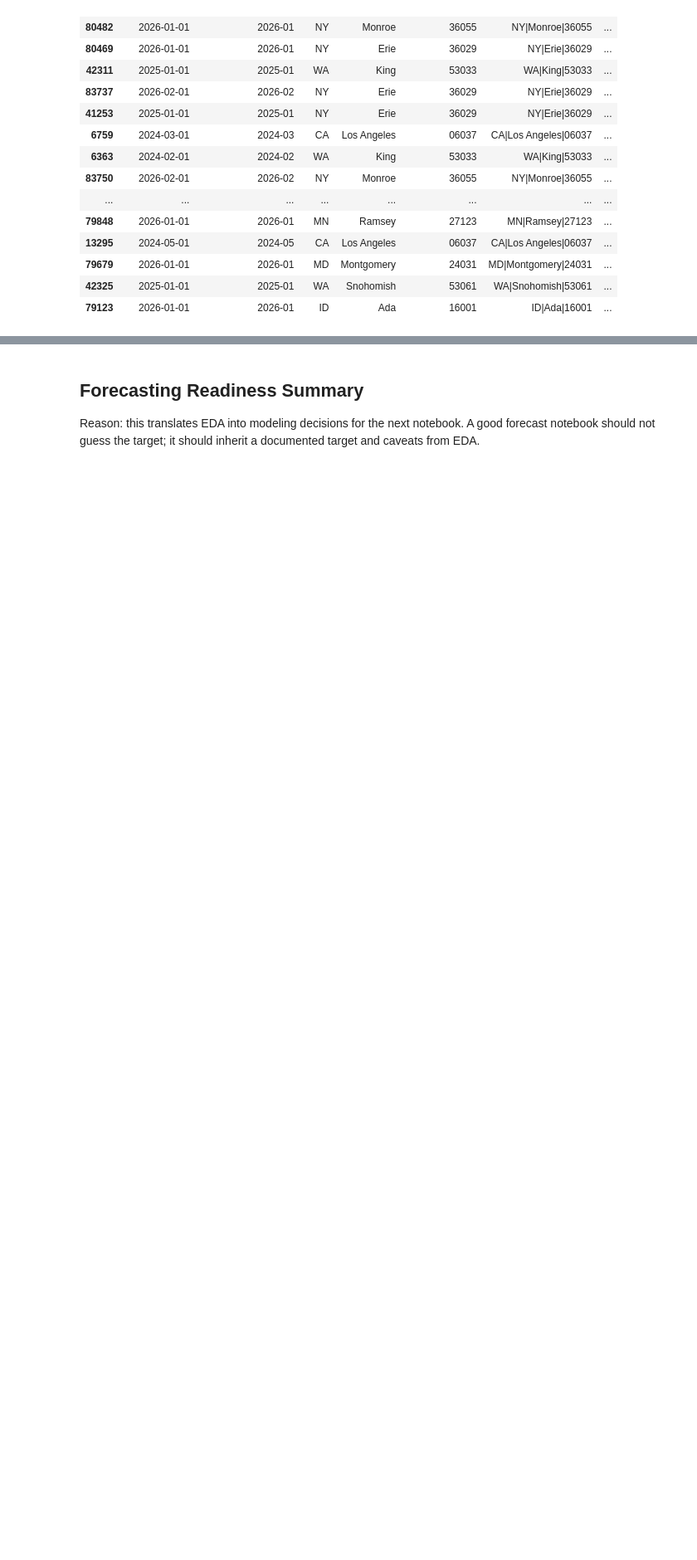
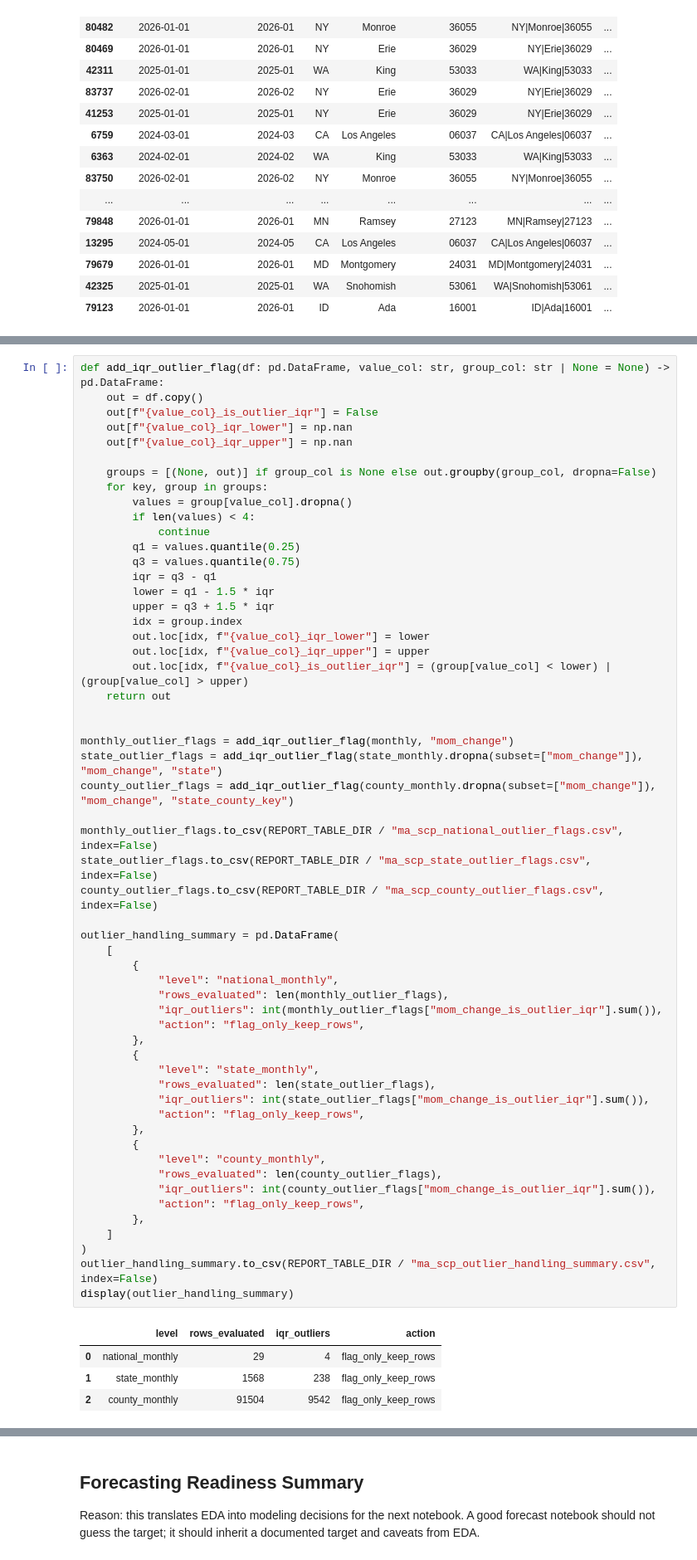
Before and after one commit to Shahneela-Zafar/rcm-cms-mvp, a Jupyter notebook: notebooks/02_ma_enrollment_eda.ipynb, the cells around one changed output, grey strips where cells are left out. Shown at 83% size. Saved outputs shown, nothing was run; the diff lists cells and outputs as text; blank space fills up the shorter version.

```diff
--- a/notebooks/02_ma_enrollment_eda.ipynb
+++ b/notebooks/02_ma_enrollment_eda.ipynb
@@ -711,0 +828,61 @@ display(county_outliers.head(20))
+# %%
+def add_iqr_outlier_flag(df: pd.DataFrame, value_col: str, group_col: str | None = None) -> pd.DataFrame:
+    out = df.copy()
+    out[f"{value_col}_is_outlier_iqr"] = False
+    out[f"{value_col}_iqr_lower"] = np.nan
+    out[f"{value_col}_iqr_upper"] = np.nan
+
+    groups = [(None, out)] if group_col is None else out.groupby(group_col, dropna=False)
+    for key, group in groups:
+        values = group[value_col].dropna()
+        if len(values) < 4:
+            continue
+        q1 = values.quantile(0.25)
+        q3 = values.quantile(0.75)
+        iqr = q3 - q1
+        lower = q1 - 1.5 * iqr
+        upper = q3 + 1.5 * iqr
+        idx = group.index
+        out.loc[idx, f"{value_col}_iqr_lower"] = lower
+        out.loc[idx, f"{value_col}_iqr_upper"] = upper
+        out.loc[idx, f"{value_col}_is_outlier_iqr"] = (group[value_col] < lower) | (group[value_col] > upper)
+    return out
+
+
+monthly_outlier_flags = add_iqr_outlier_flag(monthly, "mom_change")
+state_outlier_flags = add_iqr_outlier_flag(state_monthly.dropna(subset=["mom_change"]), "mom_change", "state")
+county_outlier_flags = add_iqr_outlier_flag(county_monthly.dropna(subset=["mom_change"]), "mom_change", "state_county_key")
+
+monthly_outlier_flags.to_csv(REPORT_TABLE_DIR / "ma_scp_national_outlier_flags.csv", index=False)
+state_outlier_flags.to_csv(REPORT_TABLE_DIR / "ma_scp_state_outlier_flags.csv", index=False)
+county_outlier_flags.to_csv(REPORT_TABLE_DIR / "ma_scp_county_outlier_flags.csv", index=False)
+
+outlier_handling_summary = pd.DataFrame(
+    [
+        {
+            "level": "national_monthly",
+            "rows_evaluated": len(monthly_outlier_flags),
+            "iqr_outliers": int(monthly_outlier_flags["mom_change_is_outlier_iqr"].sum()),
+            "action": "flag_only_keep_rows",
+        },
+        {
+            "level": "state_monthly",
+            "rows_evaluated": len(state_outlier_flags),
+            "iqr_outliers": int(state_outlier_flags["mom_change_is_outlier_iqr"].sum()),
+            "action": "flag_only_keep_rows",
+        },
+        {
+            "level": "county_monthly",
+            "rows_evaluated": len(county_outlier_flags),
+            "iqr_outliers": int(county_outlier_flags["mom_change_is_outlier_iqr"].sum()),
+            "action": "flag_only_keep_rows",
+        },
+    ]
+)
+outlier_handling_summary.to_csv(REPORT_TABLE_DIR / "ma_scp_outlier_handling_summary.csv", index=False)
+display(outlier_handling_summary)
+# %% [output]
+|  | level | rows_evaluated | iqr_outliers | action |
+| 0 | national_monthly | 29 | 4 | flag_only_keep_rows |
+| 1 | state_monthly | 1568 | 238 | flag_only_keep_rows |
+| 2 | county_monthly | 91504 | 9542 | flag_only_keep_rows |
```
Also changed, not shown: parts of 55 cells of this notebook, 1 other file.
